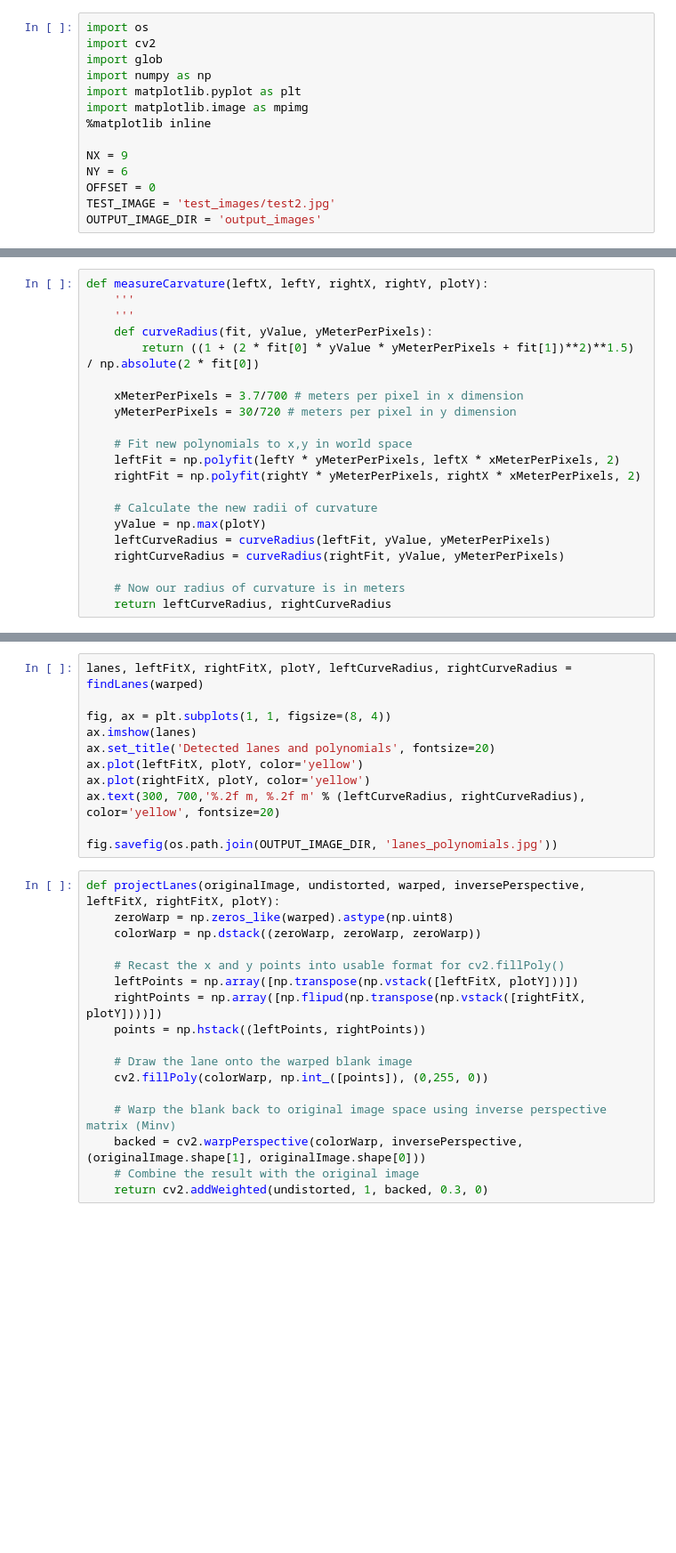
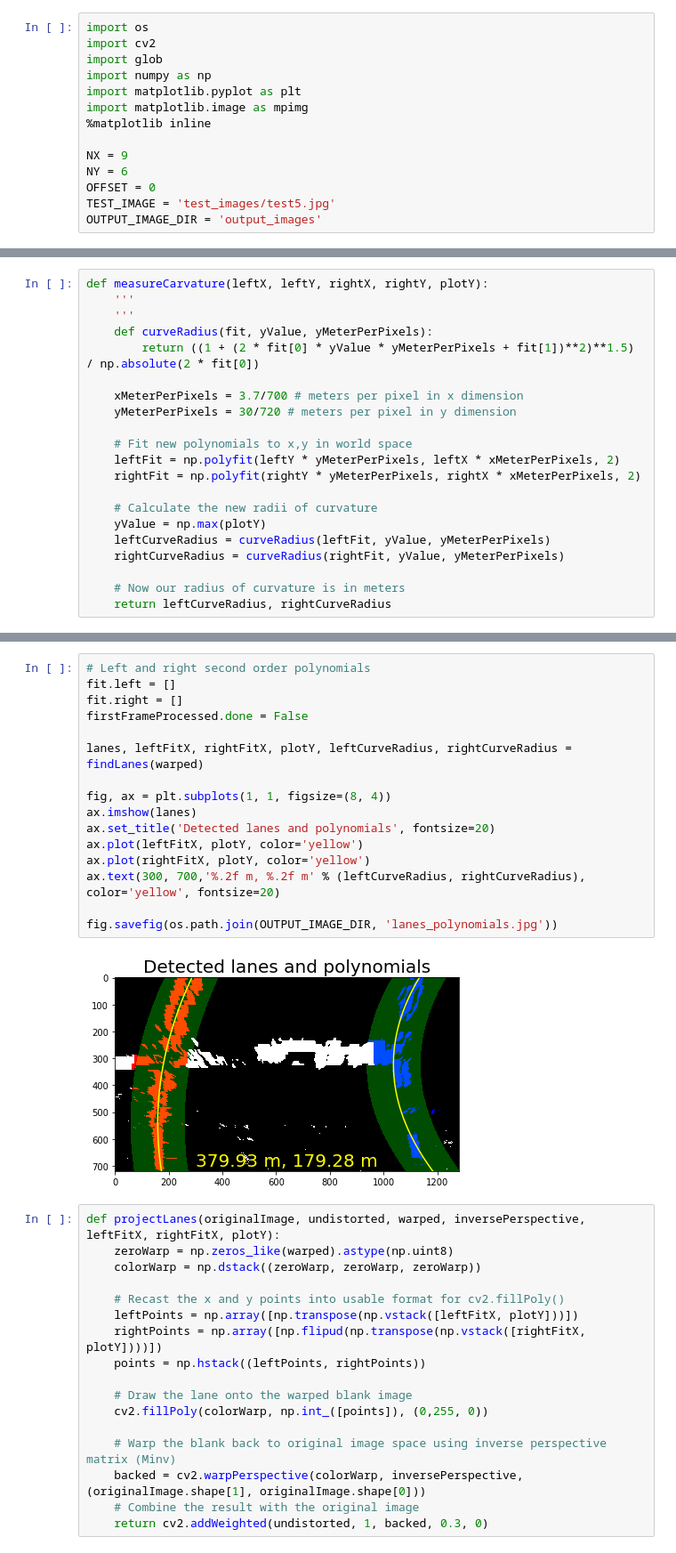
Before and after one commit to mille-printemps/sdc-term1-project4-advanced-lane-finding, a Jupyter notebook: P4.ipynb, the cells around one changed output, grey strips where cells are left out. Shown at 89% size. Drawn from its saved outputs; the diff is of its cells as text; blank space fills up the shorter version.

```diff
--- a/P4.ipynb
+++ b/P4.ipynb
@@ -10,7 +10,7 @@ import matplotlib.image as mpimg
 NX = 9
 NY = 6
 OFFSET = 0
-TEST_IMAGE = 'test_images/test2.jpg'
+TEST_IMAGE = 'test_images/test5.jpg'
 OUTPUT_IMAGE_DIR = 'output_images'
 # %%
 def collectCorners(imageFiles, nx, ny):
@@ -298,14 +342,21 @@ def findLanes(warped, numberOfWindows=9, windowMargin=100, minPixels=50):
 # %%
+# Left and right second order polynomials
+fit.left = []
+fit.right = []
+firstFrameProcessed.done = False
+
 lanes, leftFitX, rightFitX, plotY, leftCurveRadius, rightCurveRadius = findLanes(warped)
 
 fig, ax = plt.subplots(1, 1, figsize=(8, 4))
 ax.imshow(lanes)
 ax.set_title('Detected lanes and polynomials', fontsize=20)
 ax.plot(leftFitX, plotY, color='yellow')
 ax.plot(rightFitX, plotY, color='yellow')
 ax.text(300, 700,'%.2f m, %.2f m' % (leftCurveRadius, rightCurveRadius), color='yellow', fontsize=20)
 
 fig.savefig(os.path.join(OUTPUT_IMAGE_DIR, 'lanes_polynomials.jpg'))
+# %% [output]
+[figure, added]
 # %%
 def projectLanes(originalImage, undistorted, warped, inversePerspective, leftFitX, rightFitX, plotY):
     zeroWarp = np.zeros_like(warped).astype(np.uint8)
```
Also changed, not shown: parts of 11 cells of this notebook, 6 other files.
